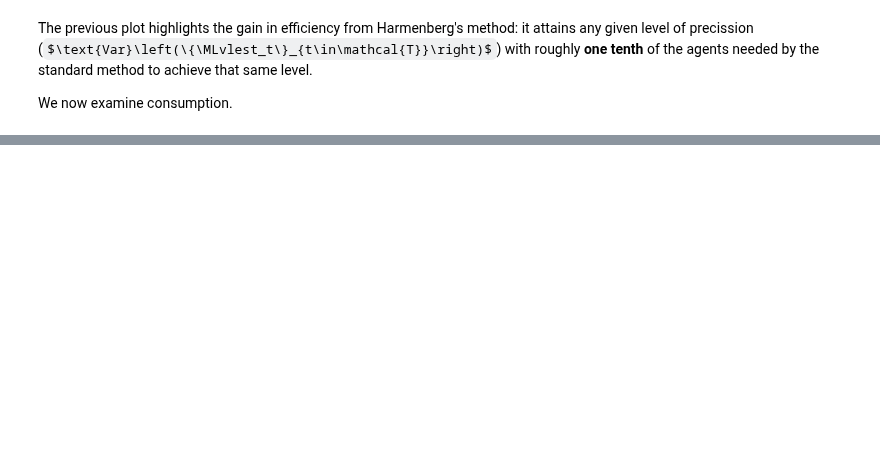
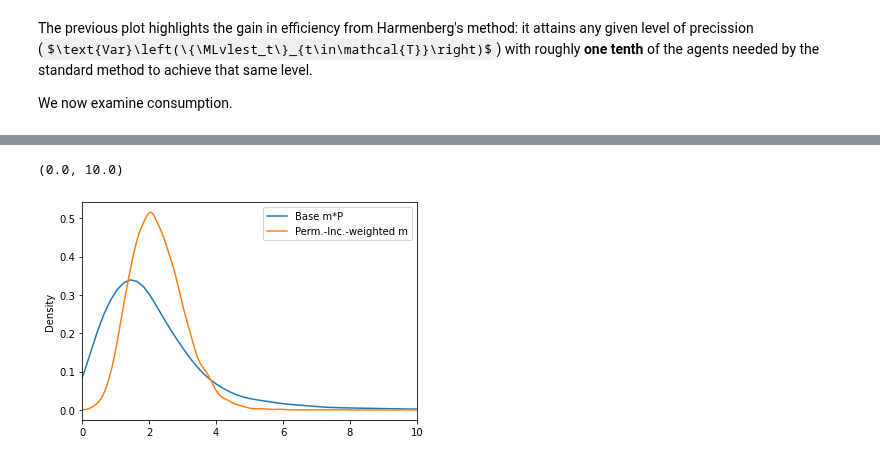
Before and after one commit to econ-ark/DemARK, a Jupyter notebook: notebooks/Harmenberg-Aggregation.ipynb, the cells around one changed output, grey strips where cells are left out. Drawn from its saved outputs; the diff is of its cells as text; code cells hidden in the pictures; some formulas as TeX source; blank space fills up the shorter version.

Commit message:
Unify changes and distinguish pinc-neutral from pinc-weighted

```diff
--- a/notebooks/Harmenberg-Aggregation.ipynb
+++ b/notebooks/Harmenberg-Aggregation.ipynb
@@ -376,6 +420,9 @@ TODO
 # %%
-mdists = pd.DataFrame({'Base': M_base['dist_last'],
-                       'PIN': M_pin['dist_last']})
+mdists = pd.DataFrame({'Base m*P': M_base['dist_last'],
+                       'Perm.-Inc.-weighted m': M_pin['dist_last']})
 
 mdists.plot.kde()
 plt.xlim([0,10])
+# %% [output]
+(0.0, 10.0)
+[figure, added]
```
Also changed, not shown: parts of 14 cells of this notebook, 1 other file.
